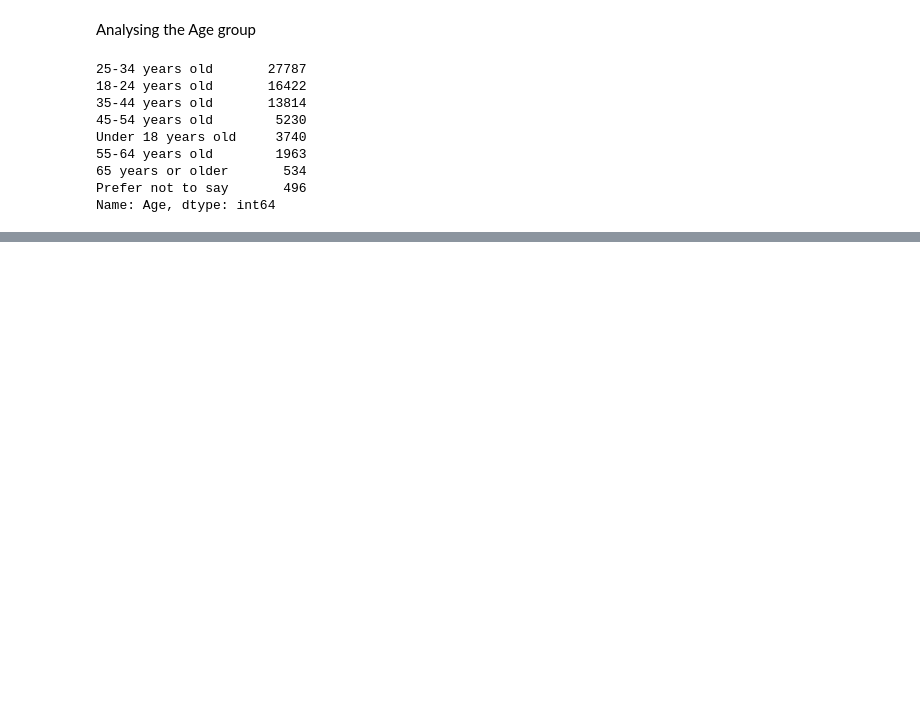
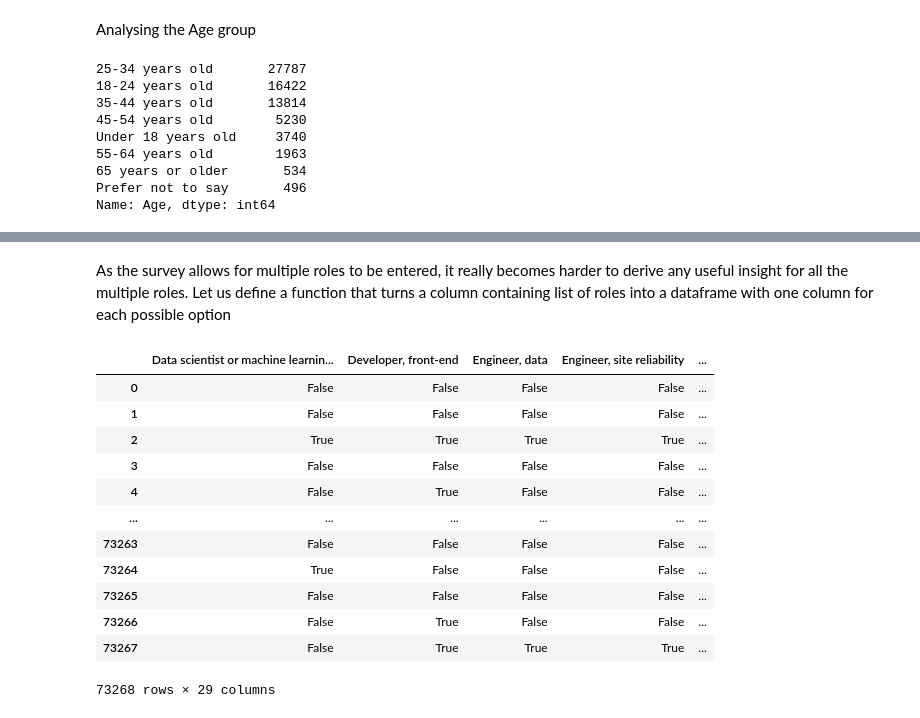
Before and after one commit to piyushrj100/Data_analysis, a Jupyter notebook: StackOverflow2022_EDA/Survey_2022.ipynb, the cells around one changed output, grey strips where cells are left out. Drawn from its saved outputs; the diff is of its cells as text; code cells hidden in the pictures; blank space fills up the shorter version.

```diff
--- a/StackOverflow2022_EDA/Survey_2022.ipynb
+++ b/StackOverflow2022_EDA/Survey_2022.ipynb
@@ -294,0 +315,2 @@ Name: Age, dtype: int64
+# %% [markdown]
+As the survey allows for multiple roles to be entered, it really becomes harder to derive any useful insight for all the multiple roles. Let us define a function that turns a column containing list of roles into a dataframe with one column for each possible option
@@ -294,0 +329,17 @@ Name: Age, dtype: int64
+# %%
+dev_type_df = split_devType(survey_select_df.DevType)
+dev_type_df
+# %% [output]
+|  | Data scientist or machine learnin... | Developer, front-end | Engineer, data | Engineer, site reliability | ... |
+| 0 | False | False | False | False | ... |
+| 1 | False | False | False | False | ... |
+| 2 | True | True | True | True | ... |
+| 3 | False | False | False | False | ... |
+| 4 | False | True | False | False | ... |
+| ... | ... | ... | ... | ... | ... |
+| 73263 | False | False | False | False | ... |
+| 73264 | True | False | False | False | ... |
+| 73265 | False | False | False | False | ... |
+| 73266 | False | True | False | False | ... |
+| 73267 | False | True | True | True | ... |
+73268 rows × 29 columns
```
Also changed, not shown: parts of 6 cells of this notebook.
